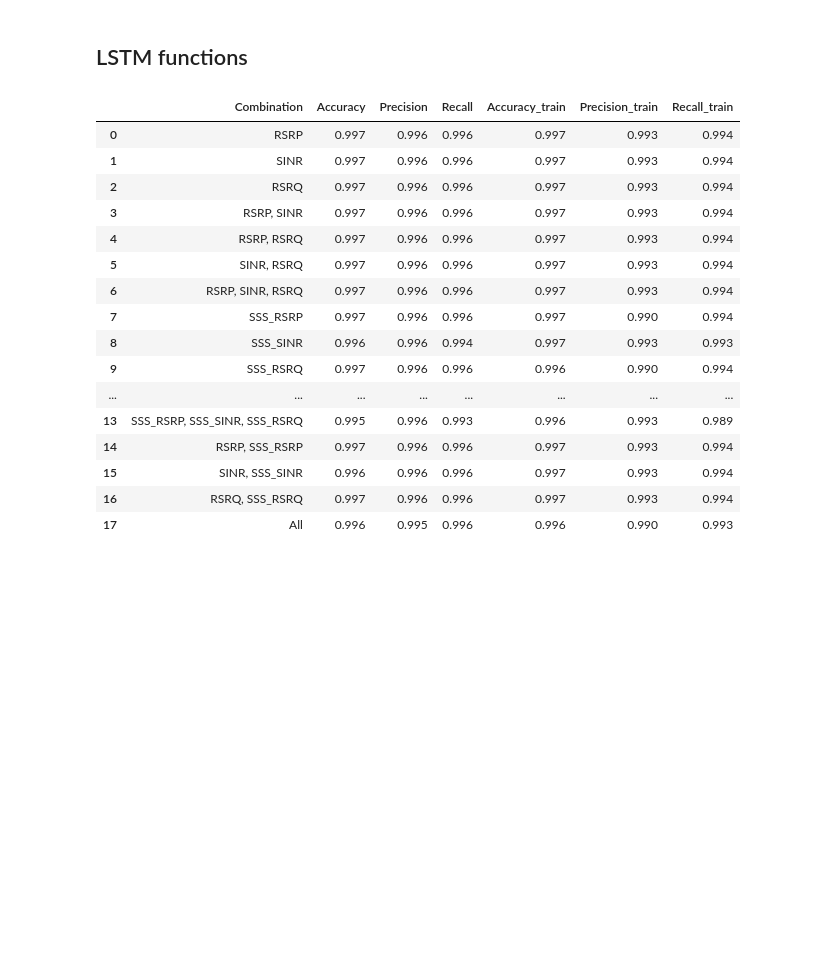
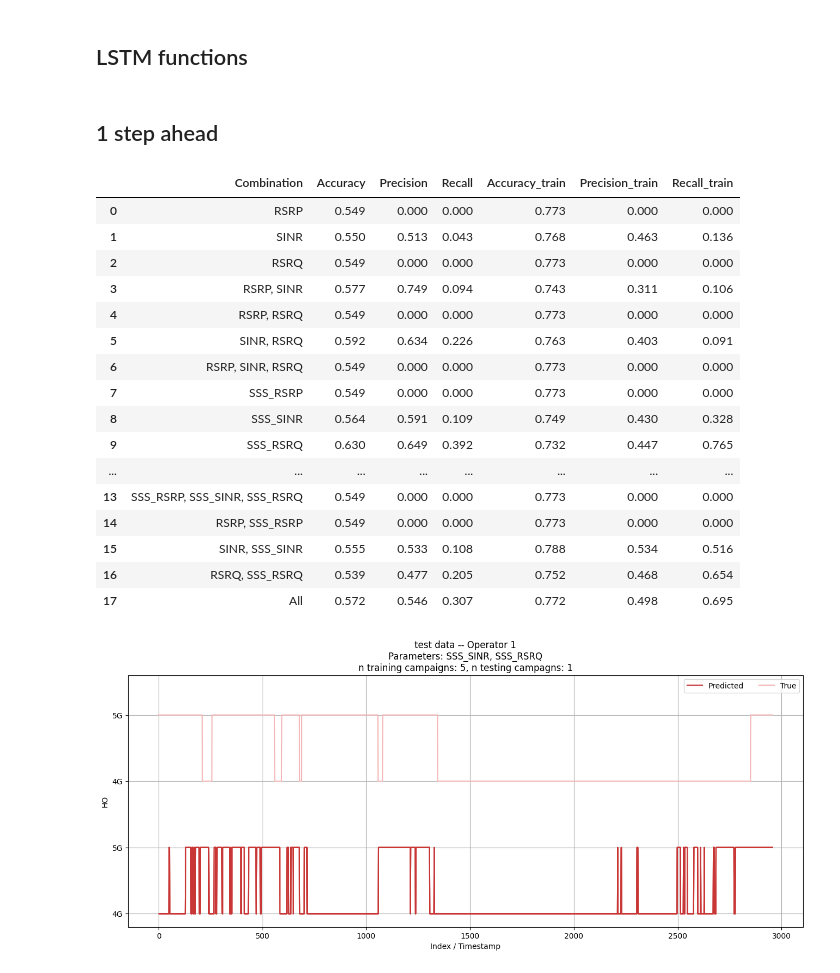
Before and after one commit to ihneskarbovik/master, a Jupyter notebook: test10_mode_pred.ipynb, the cells around one changed output. Drawn from its saved outputs; the diff is of its cells as text; code cells hidden in the pictures; blank space fills up the shorter version.

```diff
--- a/test10_mode_pred.ipynb
+++ b/test10_mode_pred.ipynb
@@ -277,8 +248,17 @@ feature_selection = [['RSRP'], ['SINR'], ['RSRQ'],
                      ['SSS_RSRP', 'SSS_SINR', 'SSS_RSRQ'],
                      ['RSRP', 'SSS_RSRP'], ['SINR', 'SSS_SINR'], ['RSRQ', 'SSS_RSRQ'],
                      ['RSRP', 'SINR', 'RSRQ', 'SSS_RSRP', 'SSS_SINR', 'SSS_RSRQ']]
+# %% [markdown]
+## 1 step ahead
 # %%
+# parameters
+n_steps_in = 2
+n_steps_out = 1
+n_first_units = 5
+n_second_units = 10
+
 results = {}
+
 for target in target_features:
     for features in feature_selection:
         used_features = ''
@@ -288,9 +268,8 @@ for target in target_features:
             used_features = ', '.join(features)
         features.append('campaign')
         features.append('Mode')
-        warnings.simplefilter(action='ignore', category=pd.errors.SettingWithCopyWarning)
+        warnings.simplefilter(action='ignore')
         results[used_features] = long_short_term_memory(train=train[features], test=test[features], target_feature=target, features=features, n_steps_in=n_steps_in, n_steps_out=n_steps_out, campaigns=campaigns, test_campaigns=test_campaigns, n_first_units=n_first_units, n_second_units=n_second_units)
-        features.remove('Mode')
 
 df_results = pd.DataFrame.from_dict(results, orient='index')
 df_results.reset_index(inplace=True)
@@ -299,19 +278,31 @@ df_results = df_results.drop(['y_pred', 'y_true', 'train_true', 'train_pred', 'y
 df_results
 # %% [output]
 |  | Combination | Accuracy | Precision | Recall | Accuracy_train | Precision_train | Recall_train |
-| 0 | RSRP | 0.997 | 0.996 | 0.996 | 0.997 | 0.993 | 0.994 |
-| 1 | SINR | 0.997 | 0.996 | 0.996 | 0.997 | 0.993 | 0.994 |
-| 2 | RSRQ | 0.997 | 0.996 | 0.996 | 0.997 | 0.993 | 0.994 |
-| 3 | RSRP, SINR | 0.997 | 0.996 | 0.996 | 0.997 | 0.993 | 0.994 |
-| 4 | RSRP, RSRQ | 0.997 | 0.996 | 0.996 | 0.997 | 0.993 | 0.994 |
-| 5 | SINR, RSRQ | 0.997 | 0.996 | 0.996 | 0.997 | 0.993 | 0.994 |
-| 6 | RSRP, SINR, RSRQ | 0.997 | 0.996 | 0.996 | 0.997 | 0.993 | 0.994 |
-| 7 | SSS_RSRP | 0.997 | 0.996 | 0.996 | 0.997 | 0.990 | 0.994 |
-| 8 | SSS_SINR | 0.996 | 0.996 | 0.994 | 0.997 | 0.993 | 0.993 |
-| 9 | SSS_RSRQ | 0.997 | 0.996 | 0.996 | 0.996 | 0.990 | 0.994 |
+| 0 | RSRP | 0.549 | 0.000 | 0.000 | 0.773 | 0.000 | 0.000 |
+| 1 | SINR | 0.550 | 0.513 | 0.043 | 0.768 | 0.463 | 0.136 |
+| 2 | RSRQ | 0.549 | 0.000 | 0.000 | 0.773 | 0.000 | 0.000 |
+| 3 | RSRP, SINR | 0.577 | 0.749 | 0.094 | 0.743 | 0.311 | 0.106 |
+| 4 | RSRP, RSRQ | 0.549 | 0.000 | 0.000 | 0.773 | 0.000 | 0.000 |
+| 5 | SINR, RSRQ | 0.592 | 0.634 | 0.226 | 0.763 | 0.403 | 0.091 |
+| 6 | RSRP, SINR, RSRQ | 0.549 | 0.000 | 0.000 | 0.773 | 0.000 | 0.000 |
+| 7 | SSS_RSRP | 0.549 | 0.000 | 0.000 | 0.773 | 0.000 | 0.000 |
+| 8 | SSS_SINR | 0.564 | 0.591 | 0.109 | 0.749 | 0.430 | 0.328 |
+| 9 | SSS_RSRQ | 0.630 | 0.649 | 0.392 | 0.732 | 0.447 | 0.765 |
 | ... | ... | ... | ... | ... | ... | ... | ... |
-| 13 | SSS_RSRP, SSS_SINR, SSS_RSRQ | 0.995 | 0.996 | 0.993 | 0.996 | 0.993 | 0.989 |
-| 14 | RSRP, SSS_RSRP | 0.997 | 0.996 | 0.996 | 0.997 | 0.993 | 0.994 |
-| 15 | SINR, SSS_SINR | 0.996 | 0.996 | 0.996 | 0.997 | 0.993 | 0.994 |
-| 16 | RSRQ, SSS_RSRQ | 0.997 | 0.996 | 0.996 | 0.997 | 0.993 | 0.994 |
-| 17 | All | 0.996 | 0.995 | 0.996 | 0.996 | 0.990 | 0.993 |
+| 13 | SSS_RSRP, SSS_SINR, SSS_RSRQ | 0.549 | 0.000 | 0.000 | 0.773 | 0.000 | 0.000 |
+| 14 | RSRP, SSS_RSRP | 0.549 | 0.000 | 0.000 | 0.773 | 0.000 | 0.000 |
+| 15 | SINR, SSS_SINR | 0.555 | 0.533 | 0.108 | 0.788 | 0.534 | 0.516 |
+| 16 | RSRQ, SSS_RSRQ | 0.539 | 0.477 | 0.205 | 0.752 | 0.468 | 0.654 |
+| 17 | All | 0.572 | 0.546 | 0.307 | 0.772 | 0.498 | 0.695 |
+# %%
+
+combination = 'SSS_SINR, SSS_RSRQ'
+comb = results[combination]
+pred = comb['y_pred_plot']
+true = comb['y_true_plot']
+train_pred = comb['train_pred_plot']
+train_true = comb['train_true_plot']
+
+plot_mode(pred=pred, true=true, colors=mode_colors, operator=operator, test_train='test', comb=combination, campaigns=campaigns, test_campaigns=test_campaigns)
+# %% [output]
+[figure, added]
```
Also changed, not shown: parts of 14 cells of this notebook, 1 other file.
